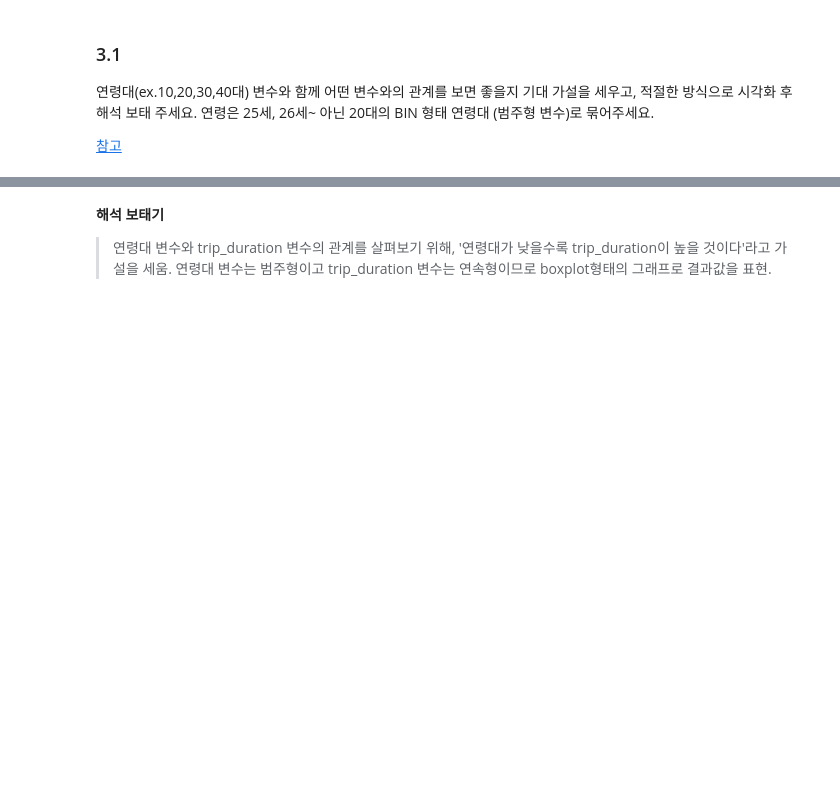
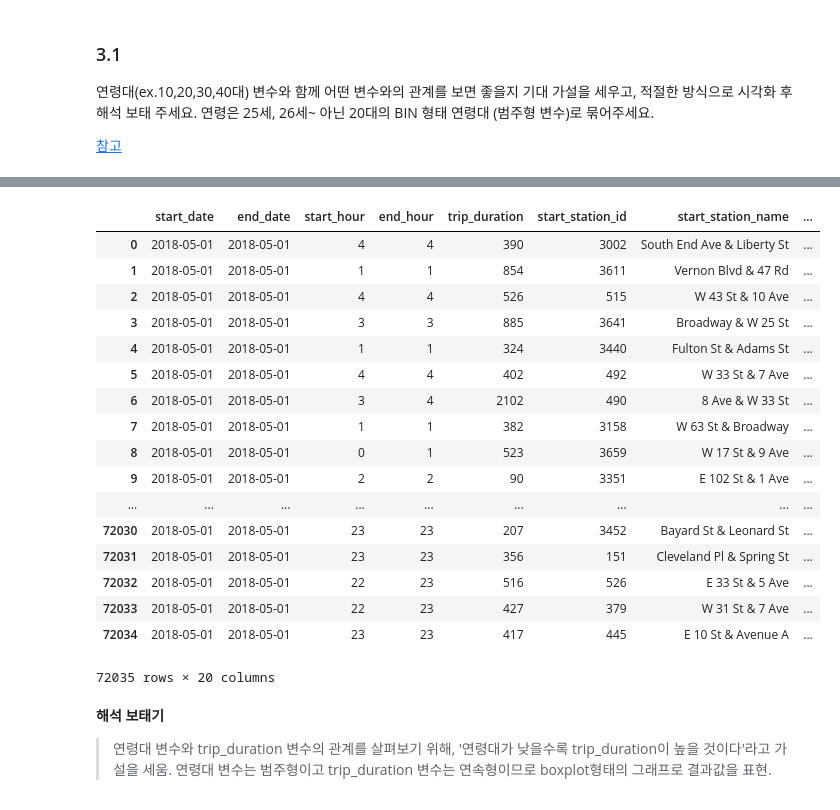
Before and after one commit to tmddk25/GH_Quest, a Jupyter notebook: tmddk25_Quest3.ipynb, the cells around one changed output, grey strips where cells are left out. Cells and saved outputs as stored; diff of their text form; code cells hidden in the pictures; blank space fills up the shorter version.

```diff
--- a/tmddk25_Quest3.ipynb
+++ b/tmddk25_Quest3.ipynb
@@ -49,5 +69,5 @@ elif platform.system() == 'Windows':#윈도우 사용자의 경우에
 # %% [markdown]
 ## &#128205; 1. 데이터프레임 확인
 # %%
-df=pd.read_csv("nyc_citibike.csv",encoding='euc-kr') # 한글이 들어간 csv는 encoding 인자를 넣어주는 것이 좋음
+df=pd.read_csv("C:\\Users\\이승아\\Documents\\GH\\에듀 세션\\Session 03. 데이터 시각화\\nyc_citibike.csv",encoding='euc-kr') # 한글이 들어간 csv는 encoding 인자를 넣어주는 것이 좋음
 df.head()
@@ -137,6 +261,27 @@ for i in range(14):
 # %%
 bins = [10, 20, 25, 30, 40, 50, 60, 70, 80, 90, 100, 110, 120]
-df['binned'] = pd.cut('age', bins)
+df['binned'] = pd.cut(df['age'], bins)
+# %%
+df
+# %% [output]
+|  | start_date | end_date | start_hour | end_hour | trip_duration | start_station_id | start_station_name | ... |
+| 0 | 2018-05-01 | 2018-05-01 | 4 | 4 | 390 | 3002 | South End Ave & Liberty St | ... |
+| 1 | 2018-05-01 | 2018-05-01 | 1 | 1 | 854 | 3611 | Vernon Blvd & 47 Rd | ... |
+| 2 | 2018-05-01 | 2018-05-01 | 4 | 4 | 526 | 515 | W 43 St & 10 Ave | ... |
+| 3 | 2018-05-01 | 2018-05-01 | 3 | 3 | 885 | 3641 | Broadway & W 25 St | ... |
+| 4 | 2018-05-01 | 2018-05-01 | 1 | 1 | 324 | 3440 | Fulton St & Adams St | ... |
+| 5 | 2018-05-01 | 2018-05-01 | 4 | 4 | 402 | 492 | W 33 St & 7 Ave | ... |
+| 6 | 2018-05-01 | 2018-05-01 | 3 | 4 | 2102 | 490 | 8 Ave & W 33 St | ... |
+| 7 | 2018-05-01 | 2018-05-01 | 1 | 1 | 382 | 3158 | W 63 St & Broadway | ... |
+| 8 | 2018-05-01 | 2018-05-01 | 0 | 1 | 523 | 3659 | W 17 St & 9 Ave | ... |
+| 9 | 2018-05-01 | 2018-05-01 | 2 | 2 | 90 | 3351 | E 102 St & 1 Ave | ... |
+| ... | ... | ... | ... | ... | ... | ... | ... | ... |
+| 72030 | 2018-05-01 | 2018-05-01 | 23 | 23 | 207 | 3452 | Bayard St & Leonard St | ... |
+| 72031 | 2018-05-01 | 2018-05-01 | 23 | 23 | 356 | 151 | Cleveland Pl & Spring St | ... |
+| 72032 | 2018-05-01 | 2018-05-01 | 22 | 23 | 516 | 526 | E 33 St & 5 Ave | ... |
+| 72033 | 2018-05-01 | 2018-05-01 | 22 | 23 | 427 | 379 | W 31 St & 7 Ave | ... |
+| 72034 | 2018-05-01 | 2018-05-01 | 23 | 23 | 417 | 445 | E 10 St & Avenue A | ... |
+72035 rows × 20 columns
 # %%
 box=sns.boxplot(x=df.age,y=df.trip_duration,data=df)
 box.set_xlabel("연령대")
```
Also changed, not shown: parts of 11 cells of this notebook, 1 other file.
